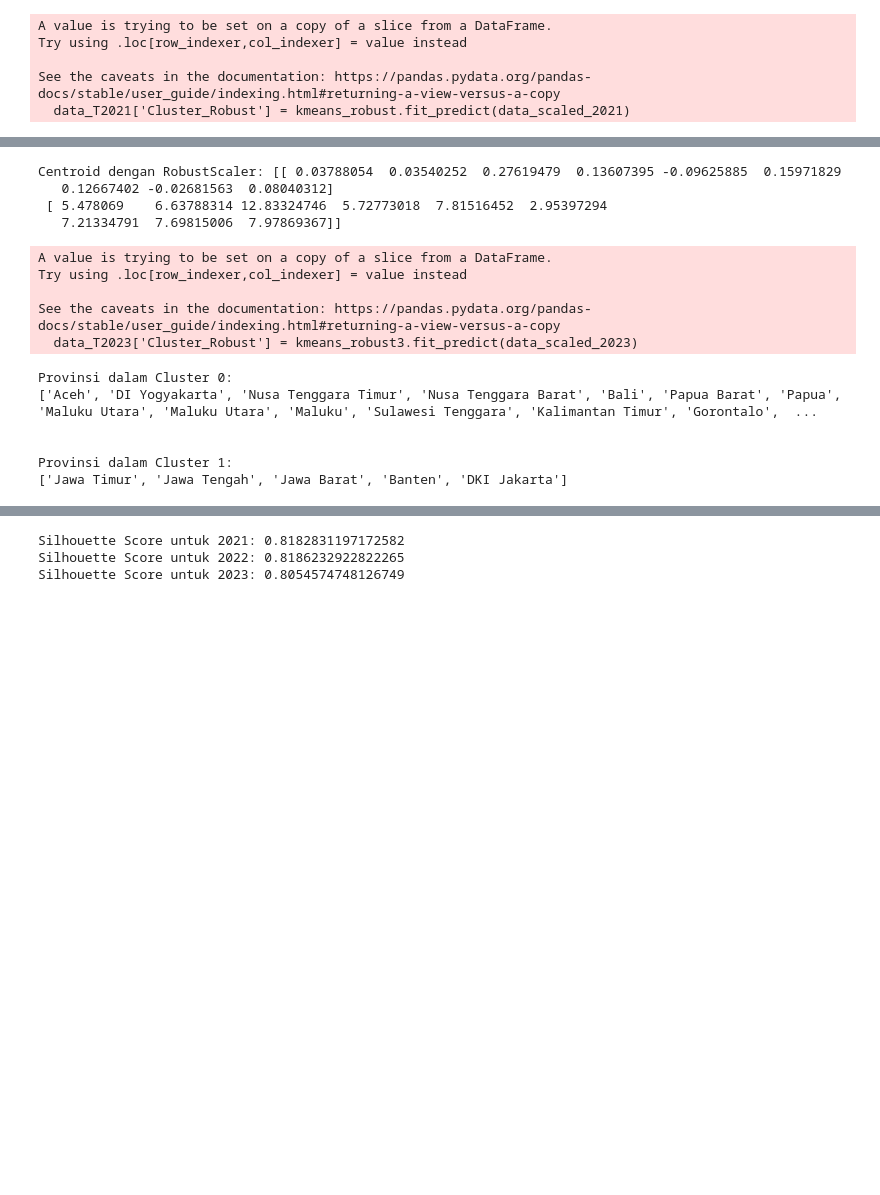
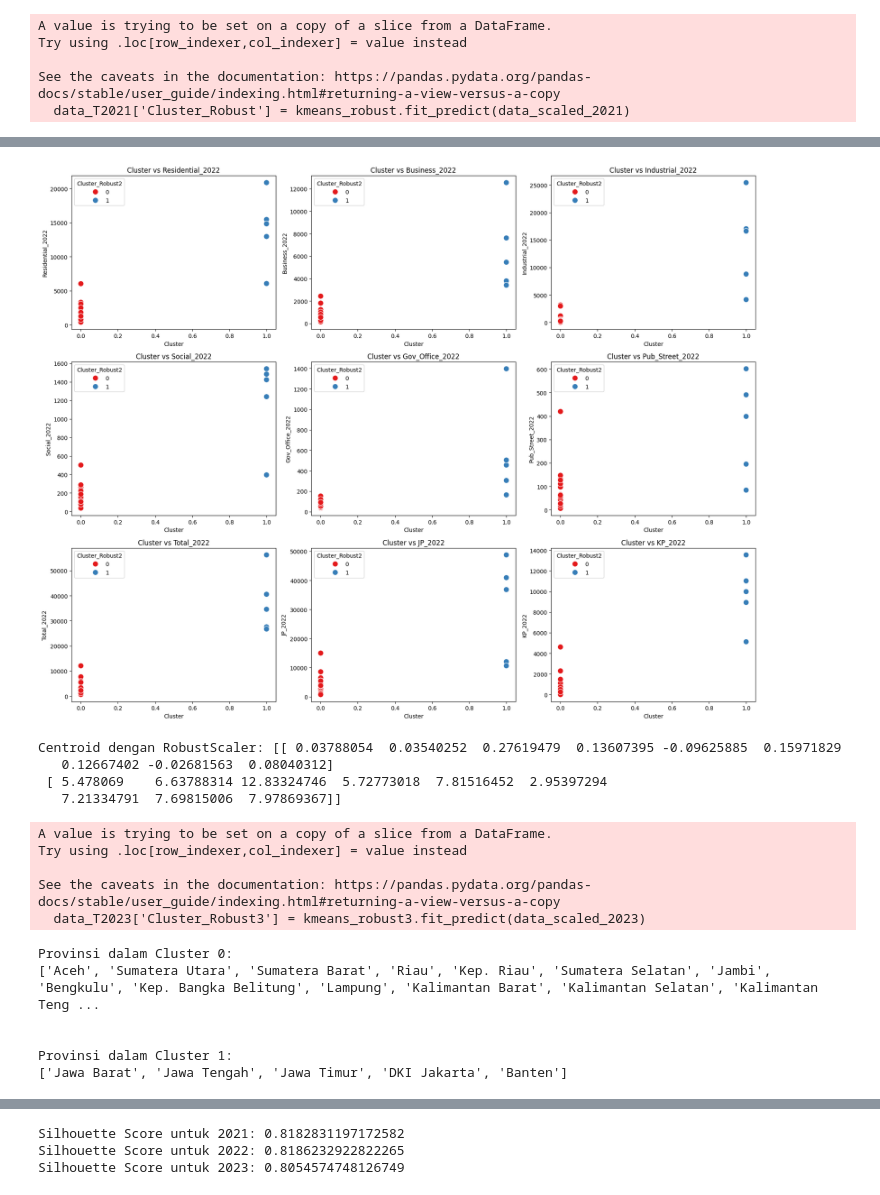
Before and after one commit to XQVWMM/konsumsi-listrik-notebook, a Jupyter notebook: Centroid.ipynb, the cells around one changed output, grey strips where cells are left out. Drawn from its saved outputs; the diff is of its cells as text; code cells hidden in the pictures; blank space fills up the shorter version.

```diff
--- a/Centroid.ipynb
+++ b/Centroid.ipynb
@@ -131,13 +105,27 @@ Provinsi dalam Cluster 1:
+# %%
+plt.figure(figsize=(18, 14))
+
+for i, feature in enumerate(features2, 1):
+    plt.subplot(3, 3, i)
+    sns.scatterplot(x='Cluster_Robust2', y=feature, data=data_final, hue='Cluster_Robust2', palette='Set1', s=100)
+    plt.title(f'Cluster vs {feature}')
+    plt.xlabel('Cluster')
+    plt.ylabel(f'{feature}')
+
+plt.tight_layout()
+plt.show()
+# %% [output]
+[figure, added]
 # %%
-features = ['Residential', 'Business', 'Industrial', 'Social', 'Gov_Office', 'Pub_Street', 'Total', 'JP_2023', 'KP_2023']
+features3 = ['Residential', 'Business', 'Industrial', 'Social', 'Gov_Office', 'Pub_Street', 'Total', 'JP_2023', 'KP_2023']
 
-data_T2023 = data_final[features]
+data_T2023 = data_final[features3]
 
 robust_scaler3 = RobustScaler()
 data_scaled_2023 = robust_scaler3.fit_transform(data_T2023)
 
 kmeans_robust3 = KMeans(n_clusters=2, random_state=45)
-data_T2023['Cluster_Robust'] = kmeans_robust3.fit_predict(data_scaled_2023)
+data_T2023['Cluster_Robust3'] = kmeans_robust3.fit_predict(data_scaled_2023)
 
 centroids_robust3 = kmeans_robust3.cluster_centers_
 print("Centroid dengan RobustScaler:", centroids_robust3)
@@ -150,19 +138,19 @@ A value is trying to be set on a copy of a slice from a DataFrame.
 Try using .loc[row_indexer,col_indexer] = value instead
 
 See the caveats in the documentation: https://pandas.pydata.org/pandas-docs/stable/user_guide/indexing.html#returning-a-view-versus-a-copy
-  data_T2023['Cluster_Robust'] = kmeans_robust3.fit_predict(data_scaled_2023)
+  data_T2023['Cluster_Robust3'] = kmeans_robust3.fit_predict(data_scaled_2023)
 # %%
-data_final['Cluster_Robust'] = kmeans_robust3.fit_predict(data_scaled_2023)
-provinsi_per_cluster3 = data_final[['Province', 'Cluster_Robust']].sort_values(by='Cluster_Robust')
+data_final['Cluster_Robust3'] = kmeans_robust3.fit_predict(data_scaled_2023)
+provinsi_per_cluster3 = data_final[['Province', 'Cluster_Robust3']].sort_values(by='Cluster_Robust3')
 
 for cluster in range(2):
     print(f"Provinsi dalam Cluster {cluster}:")
-    print(provinsi_per_cluster3[provinsi_per_cluster3['Cluster_Robust'] == cluster]['Province'].tolist())
+    print(provinsi_per_cluster3[provinsi_per_cluster3['Cluster_Robust3'] == cluster]['Province'].tolist())
     print("\n")
 # %% [output]
 Provinsi dalam Cluster 0:
-['Aceh', 'DI Yogyakarta', 'Nusa Tenggara Timur', 'Nusa Tenggara Barat', 'Bali', 'Papua Barat', 'Papua', 'Maluku Utara', 'Maluku Utara', 'Maluku', 'Sulawesi Tenggara', 'Kalimantan Timur', 'Gorontalo',  ...
+['Aceh', 'Sumatera Utara', 'Sumatera Barat', 'Riau', 'Kep. Riau', 'Sumatera Selatan', 'Jambi', 'Bengkulu', 'Kep. Bangka Belitung', 'Lampung', 'Kalimantan Barat', 'Kalimantan Selatan', 'Kalimantan Teng ...
 
 
 Provinsi dalam Cluster 1:
-['Jawa Timur', 'Jawa Tengah', 'Jawa Barat', 'Banten', 'DKI Jakarta']
+['Jawa Barat', 'Jawa Tengah', 'Jawa Timur', 'DKI Jakarta', 'Banten']
```
Also changed, not shown: parts of 15 cells of this notebook.
